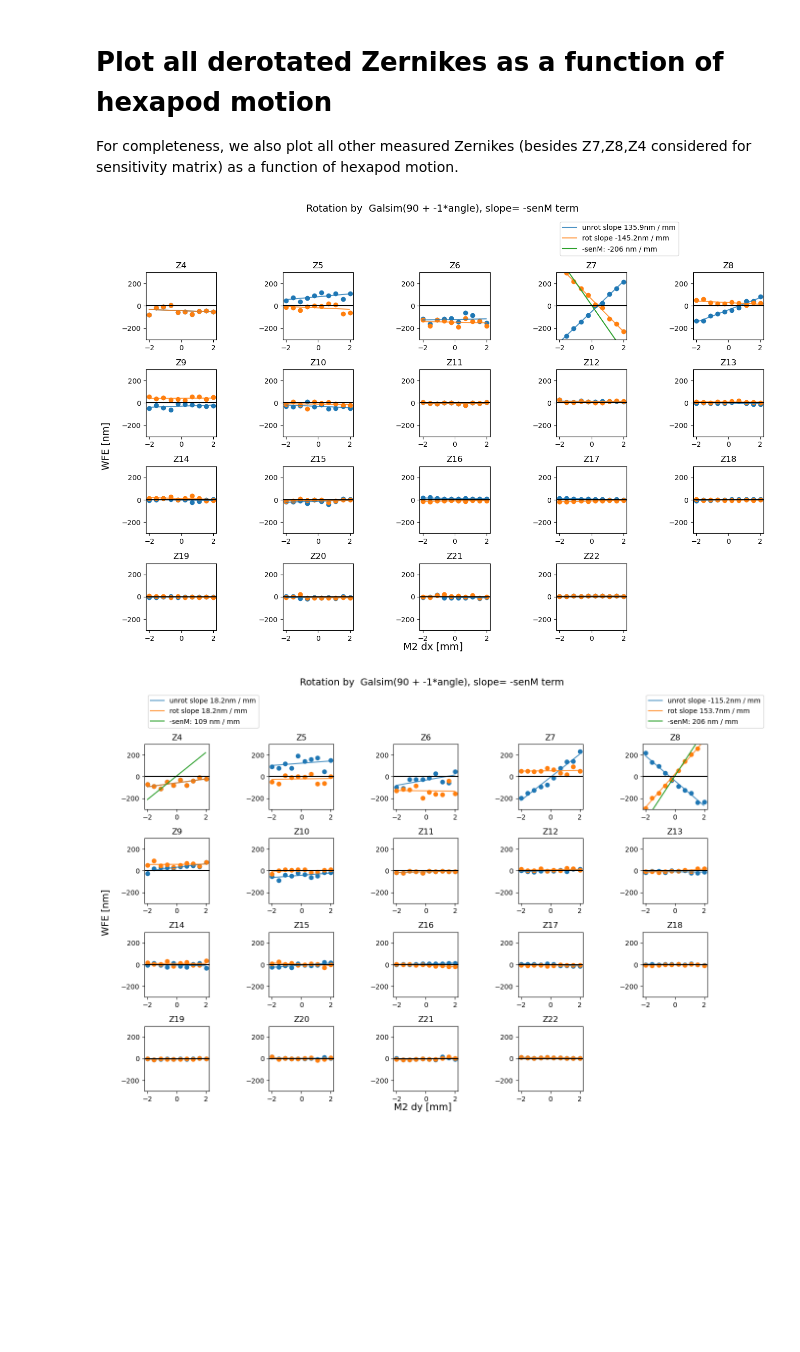
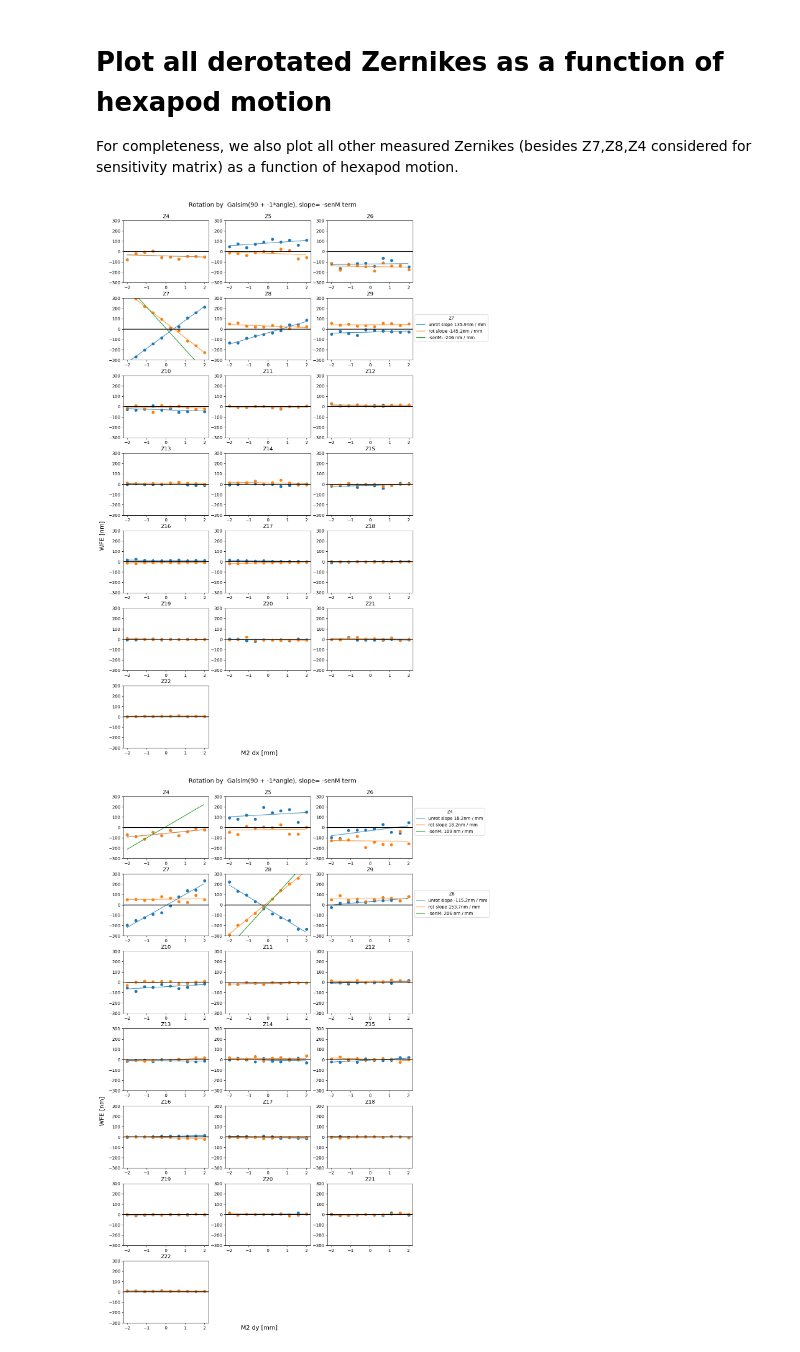
Before and after one commit to lsst-sitcom/sitcomtn-072, a Jupyter notebook: index.ipynb, the cells around one changed output. Saved outputs shown, nothing was run; the diff lists cells and outputs as text; code cells hidden in the pictures; blank space fills up the shorter version.

```diff
--- a/index.ipynb
+++ b/index.ipynb
@@ -385,5 +408,9 @@ Now we plot the total moments, to show that they are indeed invariant under rota
 # %%
 %matplotlib inline
+
+
+#d = Table.read('20230310_EFD_angle_data.txt', format='ascii')
+#d['angle'] = d['rot'] - d['el']
 
 
 def plot_derot_total(axis = 'x'):
@@ -439,7 +466,7 @@ def plot_derot_total(axis = 'x'):
                   18:'2nd trefoil',20:'pentafoil'}
 
     # rename rotated 4:22 to use the same plotting code
-    fig, axes = plt.subplots(nrows=2, ncols=4, figsize=(15,6))
+    fig, axes = plt.subplots(nrows=4, ncols=2, figsize=(8,12))
     axes = axes.ravel()
     xdata = dxs
 
@@ -463,7 +490,7 @@ def plot_derot_total(axis = 'x'):
         i += 1
 
     for ax in axes:
-        ax.set_ylim(0., 0.36)
+        ax.set_ylim(-0.02, 0.36)
         ax.axhline(0, c='k')
     fig.text(0.44,0, f"M2 d{axis} [mm]", fontsize=14)
     fig.text(-0.02
@@ -772,14 +796,6 @@ array([[0.00688898, -0.00007072, 0.00004861],
 
 For completeness, we also plot all other measured Zernikes (besides Z7,Z8,Z4 considered for sensitivity matrix) as a function of hexapod motion.
 # %%
-def line(x,b, m):
-    return b + m*x
-
-
-d = Table.read('20230310_EFD_angle_data.txt', format='ascii')
-d['angle'] = d['rot'] - d['el']
-
-
 def plot_sens_rot(axis = 'x', verbose=True, add_angle=0, mult_angle = 1, pre='-'):
     if axis == 'x':
         dxs = np.linspace(-2, 2, 10)
@@ -831,7 +847,7 @@ def plot_sens_rot(axis = 'x', verbose=True, add_angle=0, mult_angle = 1, pre='-'
     zk1_22_rot_arr = np.array(zk1_22_rot_list)
 
     # plot the derotated and the rotated Zks
-    fig, axes = plt.subplots(nrows=4, ncols=5, figsize=(13, 9))
+    fig, axes = plt.subplots(nrows=7, ncols=3, figsize=(12,22))
     axes = axes.ravel()
     xdata = dxs
 
@@ -877,9 +893,7 @@ def plot_sens_rot(axis = 'x', verbose=True, add_angle=0, mult_angle = 1, pre='-'
     #             [0.0, -1.0 / 206.0, -(109.0 / 206.0) / 4200],
     #             [0.0, 0.0, 1.0 / 4200.0],
     #         ]
-    # location of legend bbox
-    xleg = 0
-    yleg = 1.2
+
     loc_string = 'lower left'
 
     # multiplication factor of the original sensitivity matrix terms ...
@@ -893,7 +907,9 @@ def plot_sens_rot(axis = 'x', verbose=True, add_angle=0, mult_angle = 1, pre='-'
         ax_idx = 7-zk0 # zk7
         popt = [+7.20791437, mult*206]
         axes[ax_idx].plot(x, line(x,*popt), label=f'{pre}senM: {popt[1]} nm / mm')
-        axes[ax_idx].legend(loc=loc_string, bbox_to_anchor=(xleg, yleg ))
+        axes[ax_idx].legend(title='Z7', loc=loc_string,
+                           bbox_to_anchor=(0.9, 0.7),
+          bbox_transform=fig.transFigure)
 
 
     elif axis == 'y':
@@ -903,46 +919,54 @@ def plot_sens_rot(axis = 'x', verbose=True, add_angle=0, mult_angle = 1, pre='-'
 
         popt = [+7.20791437, mult*(-109)]
         axes[ax_idx].plot(x, line(x,*popt), label=f'{pre}senM: {popt[1]} nm / mm')
-        axes[ax_idx].legend(loc=loc_string,bbox_to_anchor=(xleg, yleg ))
+        axes[ax_idx].legend(title='Z4', loc=loc_string,
+                            bbox_to_anchor=(0.9, 0.82),
+                            bbox_transform=fig.transFigure)
 
         # Z8 (comaY) as function of dy : Cy
         ax_idx = 8-zk0
         popt = [+7.20791437, mult*(-206)]
         axes[ax_idx].plot(x, line(x,*popt), label=f'{pre}senM: {popt[1]} nm / mm')
-        axes[ax_idx].legend(loc=loc_string, bbox_to_anchor=(xleg, yleg ))
+        axes[ax_idx].legend(title='Z8', loc=loc_string,
+                            bbox_to_anchor=(0.9, 0.7),
+                            bbox_transform=fig.transFigure)
 
     elif axis == 'z':
         # dz slopes
         # defocus as function of dz : Dz
         ax_idx = 4-zk0
         popt = [+7.20791437, mult*4200]
         axes[ax_idx].plot(x, line(x,*popt), label=f'{pre}senM: {popt[1]} nm / mm')
-        axes[ax_idx].legend(loc=[0,1], bbox_to_anchor=(xleg, yleg ))
+        axes[ax_idx].legend(title='Z4', loc=loc_string,
+                            bbox_to_anchor=(0.9, 0.82),
+                            bbox_transform=fig.transFigure)
 
-
-    for ax in axes[:-1]:
+    for ax in axes[:-2]:
         ax.set_ylim(-300, 300)
         ax.axhline(0, c='k')
 
     # add just one set of labels
-    fig.text(0.44, 0,  f"M2 d{axis} [mm]", fontsize=14)
-    fig.text(-0.02 ,0.4,"WFE [nm]", rotation='vertical',fontsize=14 )
-
+    fig.text(0.44, 0.1,  f"M2 d{axis} [mm]", fontsize=14)
+    fig.text(0.06 ,0.4,"WFE [nm]", rotation='vertical',fontsize=14 )
+    axes[-2].axis('off')
     axes[-1].axis('off')
-    fig.suptitle(f'Rotation by  Galsim({add_angle} + {mult_angle}*angle), slope= {pre}senM term', fontsize=14)
+    fig.text(0.3,0.9,
+             f'Rotation by  Galsim({add_angle} + {mult_angle}*angle), slope= {pre}senM term',
+             fontsize=14)
+    fig.subplots_adjust(hspace=0.25)
     plt.tight_layout()
     plt.show()
 
 
 output_collection = 'u/scichris/latiss_230310_run/wep_with_transpose_'
 butler = Butler(
     "/sdf/data/rubin/repo/embargo/",
     collections=[output_collection],
     instrument='LATISS'
 )
 
 for axis in 'xyz':
     plot_sens_rot(axis=axis, add_angle=90, mult_angle = -1, verbose=False)
 # %% [output]
-[figure, old version]
+[figure, new version]
-[figure, old version]
+[figure, new version]
```
Also changed, not shown: parts of 44 cells of this notebook.
